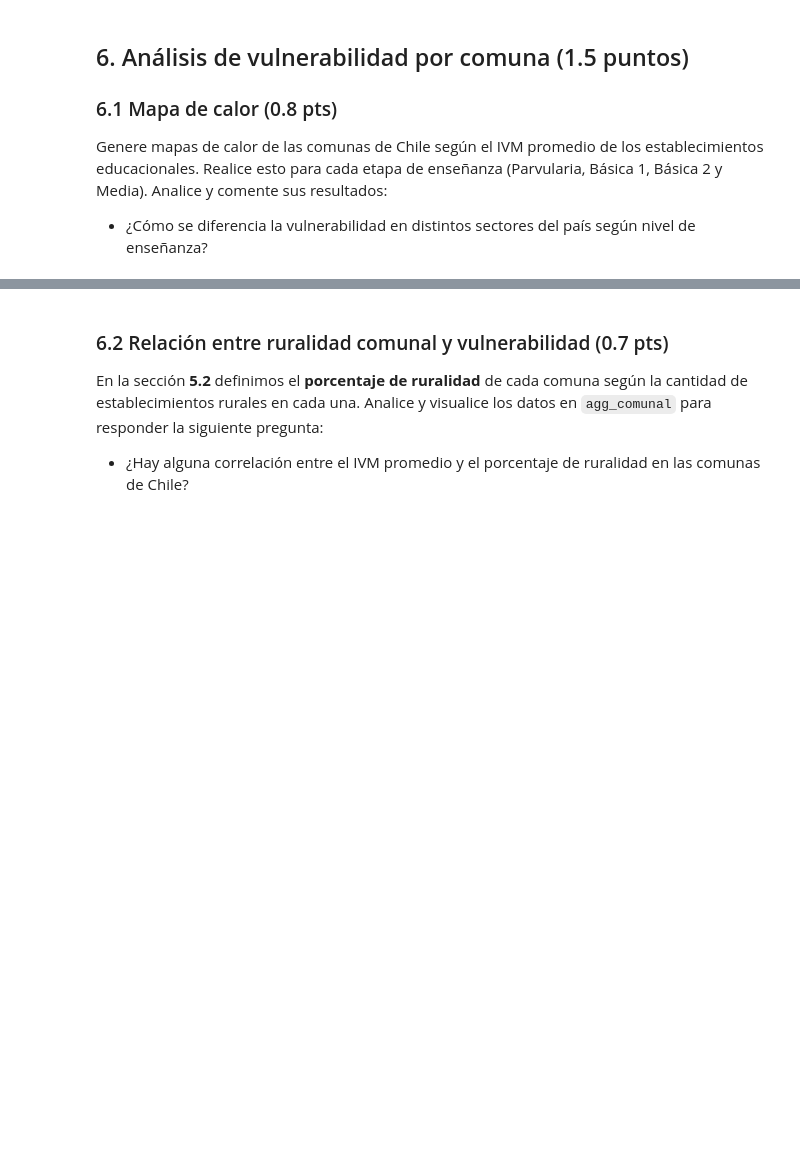
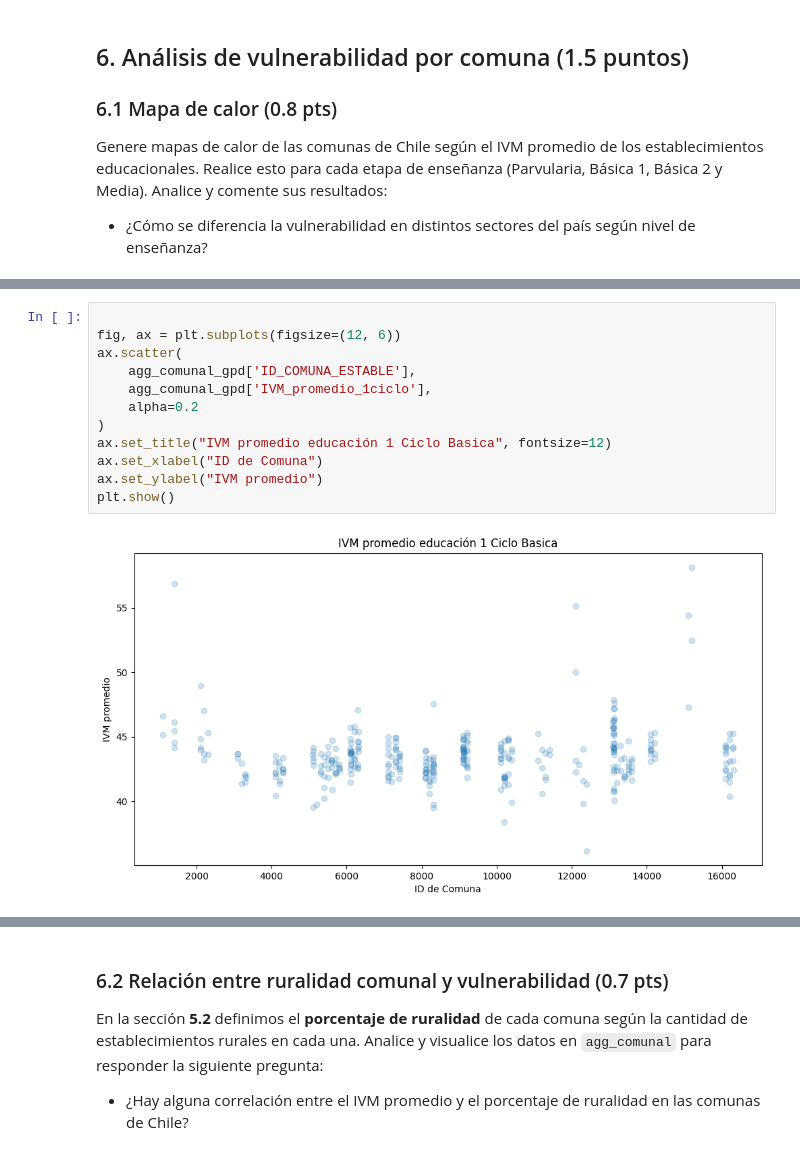
Before and after one commit to LmChicao/IMT2200-Lucas-Chicao, a Jupyter notebook: Tareas/Tarea 3/IMT2200-25s2 - Tarea 03.ipynb, the cells around one changed output, grey strips where cells are left out. Drawn from its saved outputs; the diff is of its cells as text; blank space fills up the shorter version.

```diff
--- a/Tareas/Tarea 3/IMT2200-25s2 - Tarea 03.ipynb
+++ b/Tareas/Tarea 3/IMT2200-25s2 - Tarea 03.ipynb
@@ -587,0 +859,14 @@ Genere mapas de calor de las comunas de Chile según el IVM promedio de los esta
+# %%
+
+fig, ax = plt.subplots(figsize=(12, 6))
+ax.scatter(
+    agg_comunal_gpd['ID_COMUNA_ESTABLE'],
+    agg_comunal_gpd['IVM_promedio_1ciclo'],
+    alpha=0.2
+)
+ax.set_title("IVM promedio educación 1 Ciclo Basica", fontsize=12)
+ax.set_xlabel("ID de Comuna")
+ax.set_ylabel("IVM promedio")
+plt.show()
+# %% [output]
+[figure, added]
```
Also changed, not shown: parts of 18 cells of this notebook.
